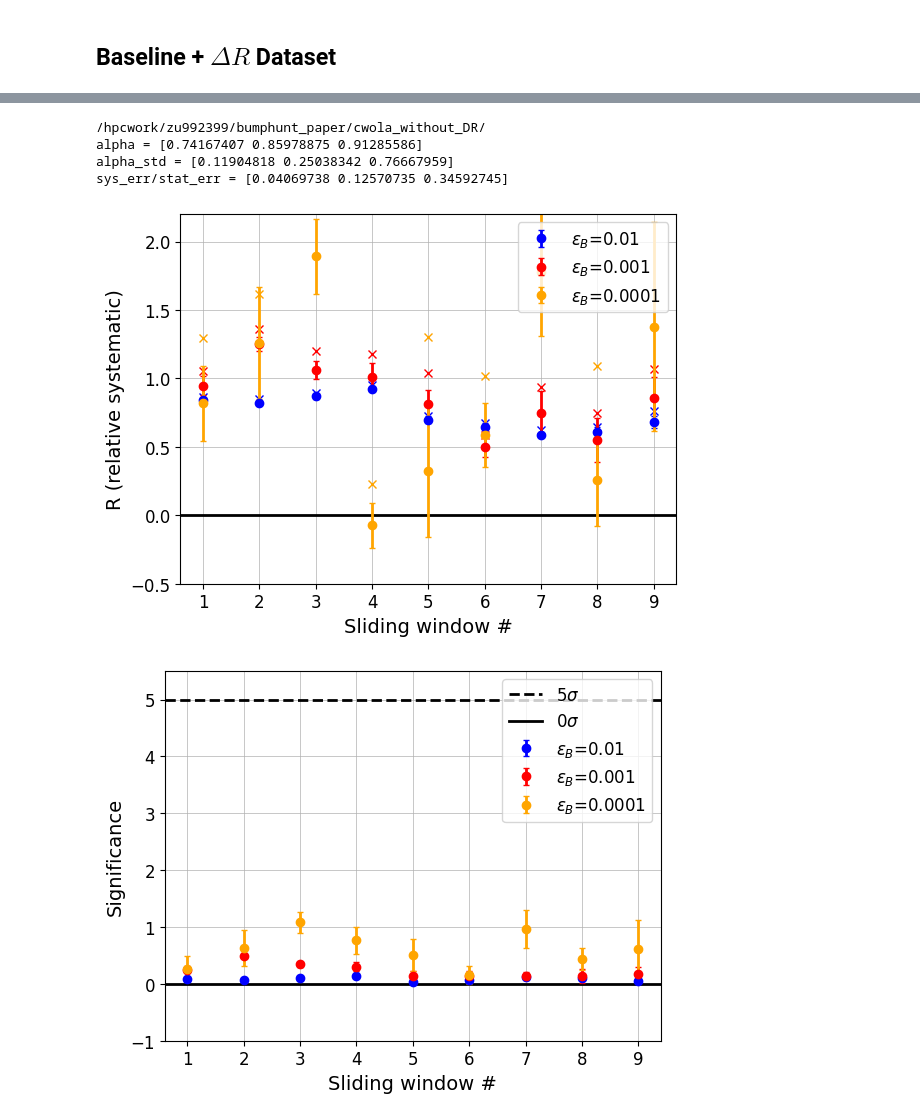
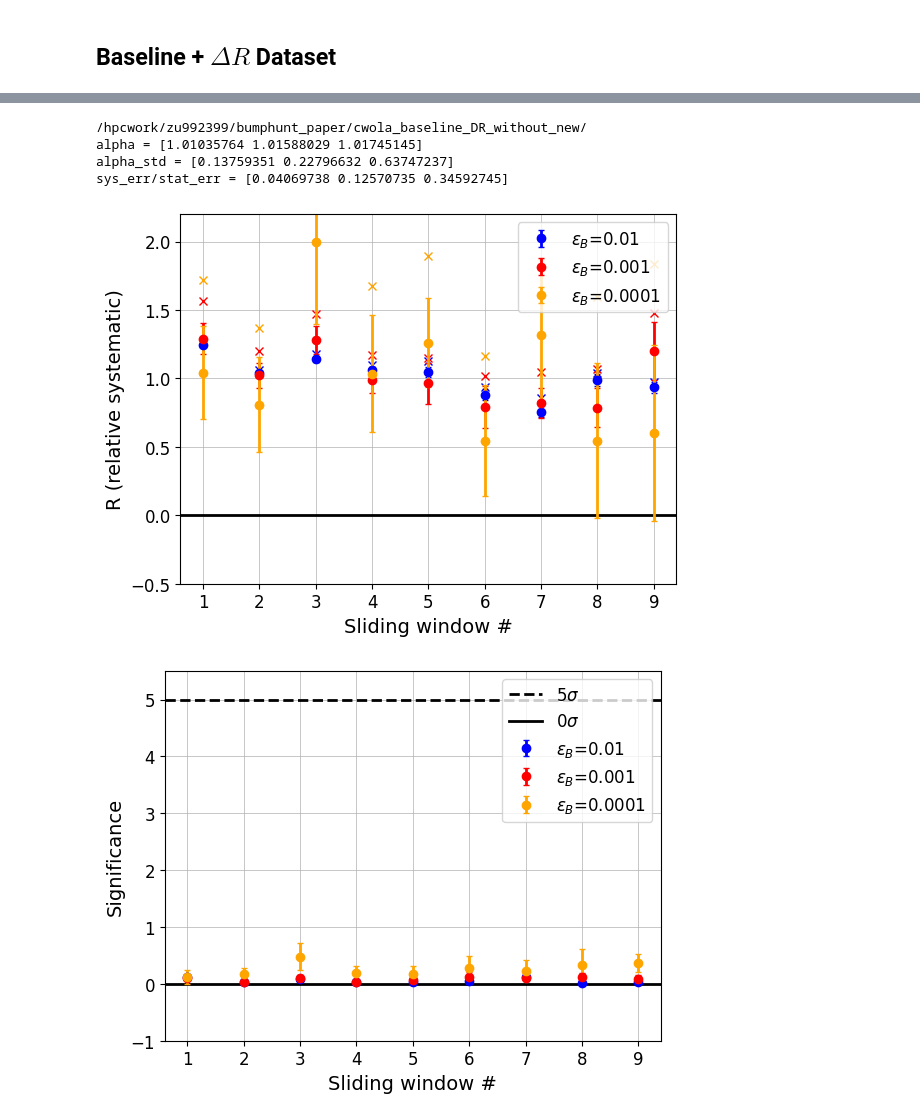
Before and after one commit to mariehein/bumphunt_paper, a Jupyter notebook: bumphunt_cwola.ipynb, the cells around one changed output, grey strips where cells are left out. Cells and saved outputs as stored; diff of their text form; code cells hidden in the pictures.

```diff
--- a/bumphunt_cwola.ipynb
+++ b/bumphunt_cwola.ipynb
@@ -66,7 +66,7 @@ bp.plotting(rel_results, true_results, "cwola_norm_pythia_herwig", min=min_sig,
 # %% [markdown]
 ## Baseline + $\Delta R$ Dataset
 # %%
-folder = general_directory+"cwola_herwig_DR_without_2/"
+folder = general_directory+"cwola_herwig_DR_without_new/"
 results, rel_results, true_results, rel_error, exp = bp.bump_hunt(folder)
 cwola_herwig_DR_error = np.mean(rel_error,axis=(1,2))
 
@@ -85,22 +85,22 @@ sys_err/stat_err = [0.0405332  0.12560472 0.34561306]
 # %%
-folder = general_directory+"cwola_without_DR/"
+folder = general_directory+"cwola_baseline_DR_without_new/"
 results, rel_results, true_results, rel_error, exp, info = bp.bump_hunt(folder, reuse=True)
 cwola_DR_error = np.mean(rel_error,axis=(1,2))
 
 bp.plotting_error(rel_error, "cwola_DR_without", min=min_error, max=max_error)
 cwola_DR_stat = np.mean(exp,axis=(1,2))
 cwola_DR_sys = np.std(rel_error, axis=(1,2))
 print("alpha =",cwola_DR_error)
 print("alpha_std =", np.std(rel_error, axis=(1,2)))
 print("sys_err/stat_err =",cwola_DR_stat)
 
 results, rel_results, true_results, rel_error, exp = bp.bump_hunt_reuse(info, err=cwola_herwig_DR_error)
 bp.plotting(rel_results, true_results, "cwola_without_DR_pythia_herwig", min=min_sig, max = max_sig_no)
 # %% [output]
-/hpcwork/zu992399/bumphunt_paper/cwola_without_DR/
-alpha = [0.74167407 0.85978875 0.91285586]
-alpha_std = [0.11904818 0.25038342 0.76667959]
+/hpcwork/zu992399/bumphunt_paper/cwola_baseline_DR_without_new/
+alpha = [1.01035764 1.01588029 1.01745145]
+alpha_std = [0.13759351 0.22796632 0.63747237]
 sys_err/stat_err = [0.04069738 0.12570735 0.34592745]
-[figure, old version]
+[figure, new version]
-[figure, old version]
+[figure, new version]
 # %%
```
Also changed, not shown: parts of 2 cells of this notebook, 3 other files.
